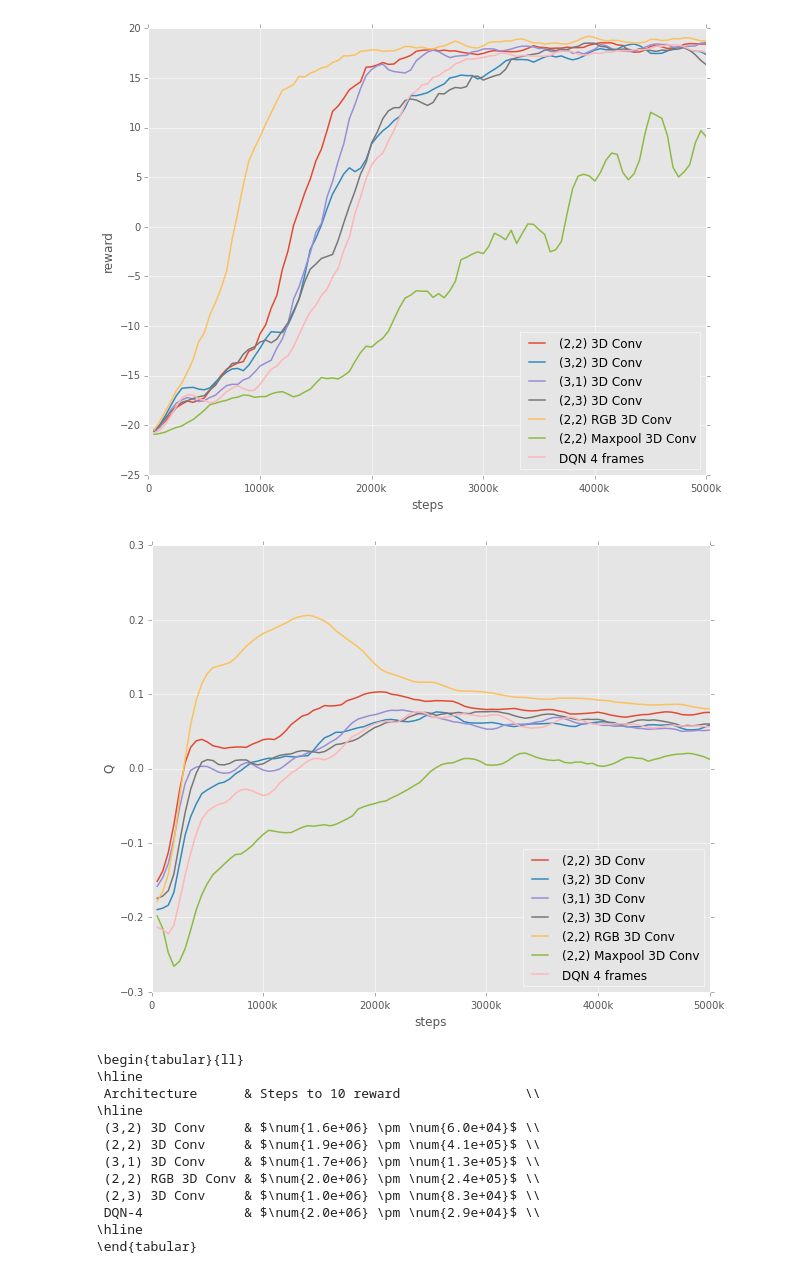
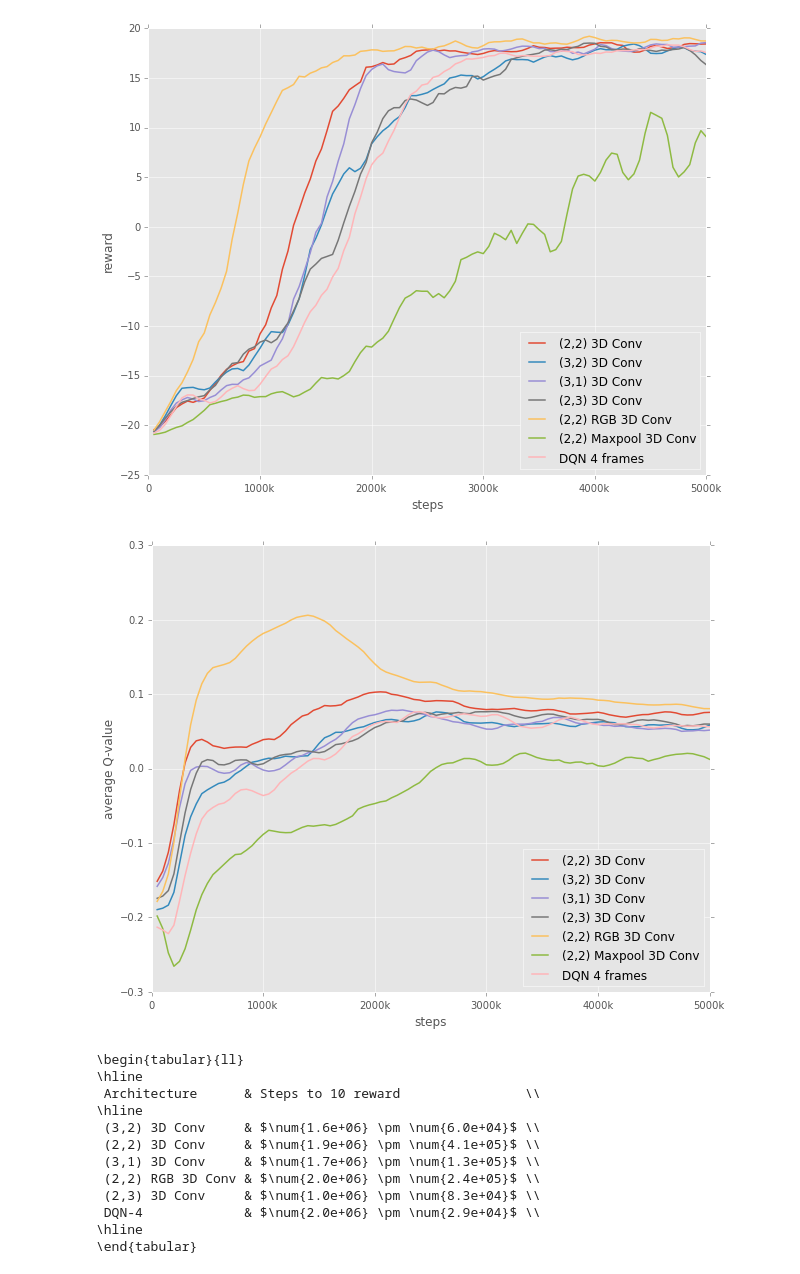
Before and after one commit to rubenvereecken/thesis, a Jupyter notebook: notebooks/Analysis.ipynb, the cells around one changed output. Drawn from its saved outputs; the diff is of its cells as text; code cells hidden in the pictures.

```diff
--- a/notebooks/Analysis.ipynb
+++ b/notebooks/Analysis.ipynb
@@ -321,27 +321,27 @@ plt.savefig(image_dir + '/conv3d_rewards.pdf')
 # %%
 fig = plt.figure(figsize=(10,8))
 epochs = np.arange(1, num_epochs + 1)
 steps = epochs * 50000
 
 ax = fig.add_subplot(111)
 for exp in ['conv3d_2_2-pong', 'conv3d_3_2-pong', 'conv3d_3_1-pong',
            'conv3d_2_3-pong', 'conv3d_rgb-pong', 'conv3d_2_2_maxpool-pong']:
     ax.plot(steps, s(conv3d_qs_mean[exp]),
            label=conv3d_arch_to_label[exp])
 ax.plot(steps, s(base_qs_mean), label='DQN 4 frames')
 #ax.plot(steps, s(single_qs_mean), label='DQN 1 frame')
 
 fig.canvas.draw()
 labels = [item.get_text() for item in ax.get_xticklabels()]
 ax.set_xticklabels(labelify(labels))
 
 ax.set_xlabel('steps')
-ax.set_ylabel('Q')
+ax.set_ylabel('average Q-value')
 
 plt.legend(loc='lower right')
 plt.savefig(image_dir + '/conv3d_qs.pdf')
 # %% [output]
-[figure, old version]
+[figure, new version]
 # %%
 conv3d_rewards_tts = {k: tt_to_steps(index_tt_arr(v, 10)) for k, v in conv3d_rewards.iteritems()}
 # Max pool was being annoying
```
Also changed, not shown: parts of 4 cells of this notebook, 13 other files.
